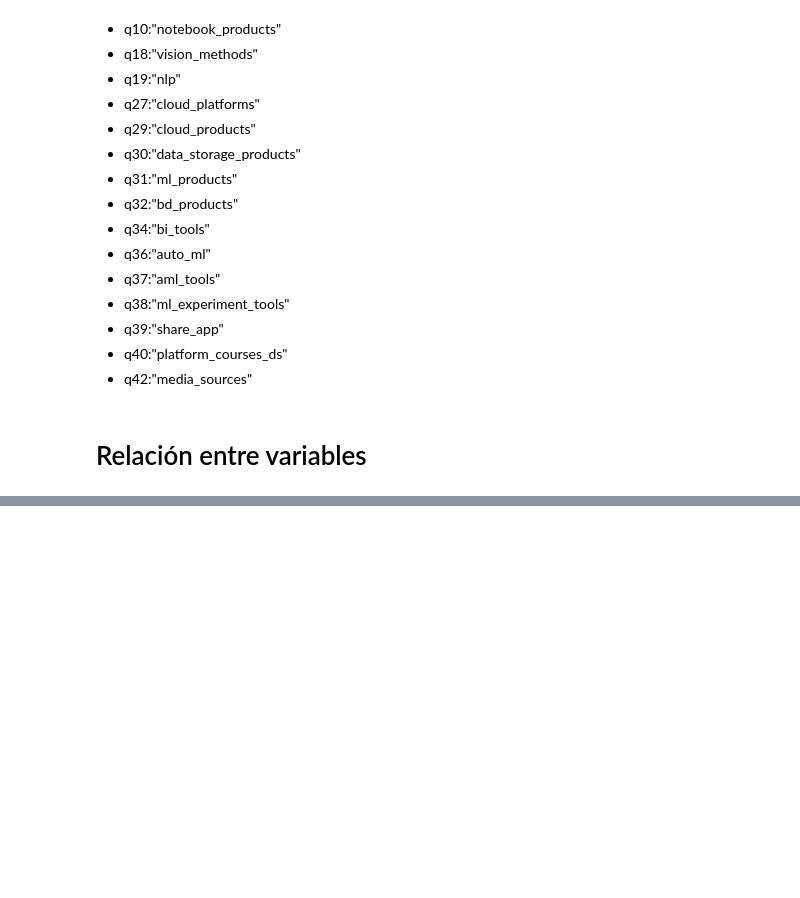
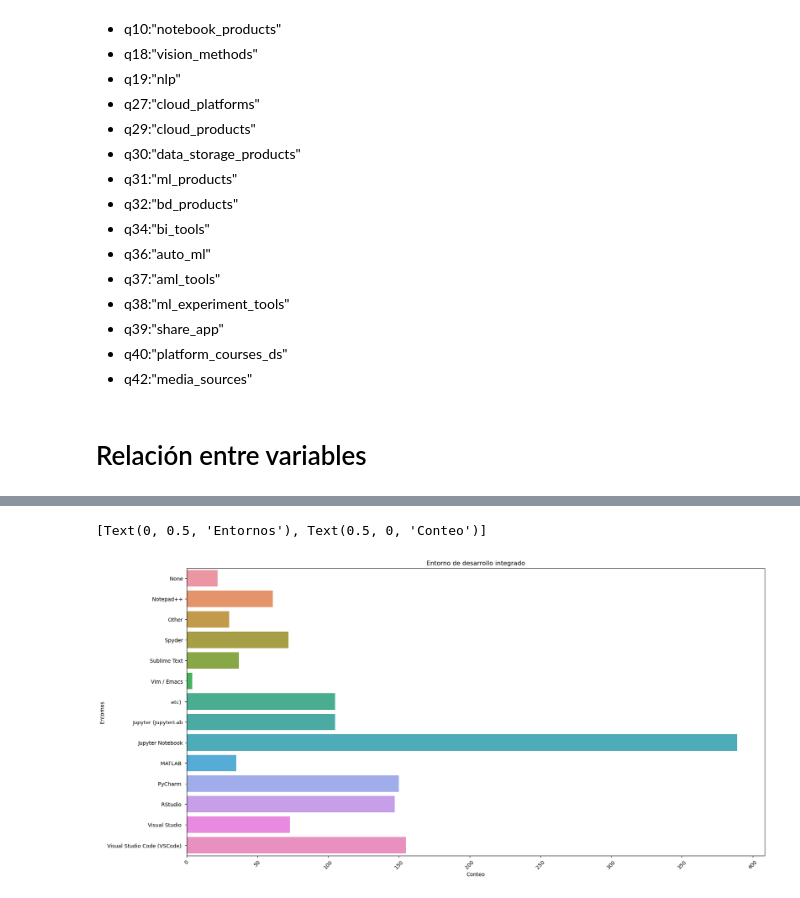
Before and after one commit to Adalab/project-DA-promo-b-modulo-2-team-2, a Jupyter notebook: HU3_visualización_herramientas.ipynb, the cells around one changed output, grey strips where cells are left out. Saved outputs shown, nothing was run; the diff lists cells and outputs as text; code cells hidden in the pictures; blank space fills up the shorter version.

```diff
--- a/HU3_visualización_herramientas.ipynb
+++ b/HU3_visualización_herramientas.ipynb
@@ -1019,0 +1065,8 @@ df_q7.drop(0, axis= 0,inplace=True)
+# %%
+df_9_explode = df_q9['q9'].explode().reset_index()
+# %%
+gb9 = df_9_explode.groupby('q9').size()
+# %%
+df_q9 = gb9.reset_index(name='count')
+# %%
+df_q9.drop(0, axis= 0,inplace=True)
@@ -1026,0 +1127,9 @@ plt.xticks(rotation = 45);
+# %%
+plt.figure(figsize=(20,10))
+fig= sns.barplot(x ='count', y='q9', data=df_q9)
+plt.title('Entorno de desarrollo integrado')
+plt.xticks(rotation = 45)
+fig.set(ylabel='Entornos', xlabel= 'Conteo')
+# %% [output]
+[Text(0, 0.5, 'Entornos'), Text(0.5, 0, 'Conteo')]
+[figure, added]
```
Also changed, not shown: parts of 89 cells of this notebook, 3 other files.
